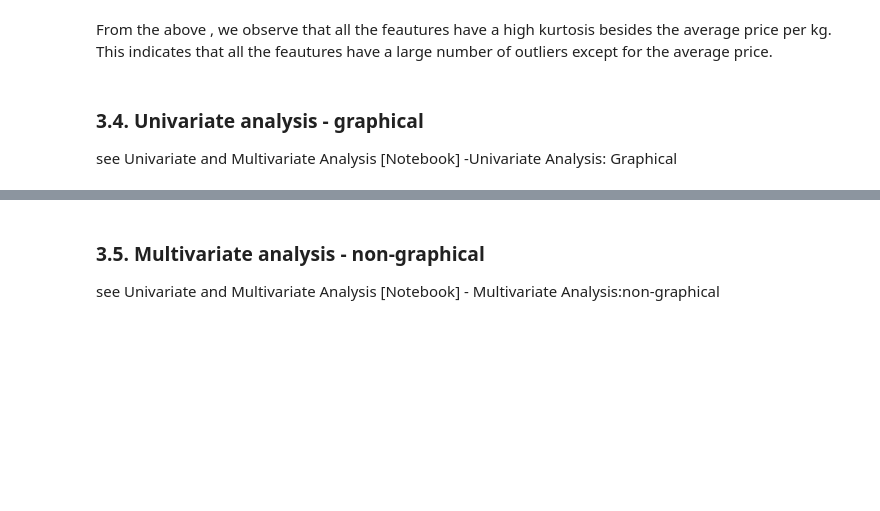
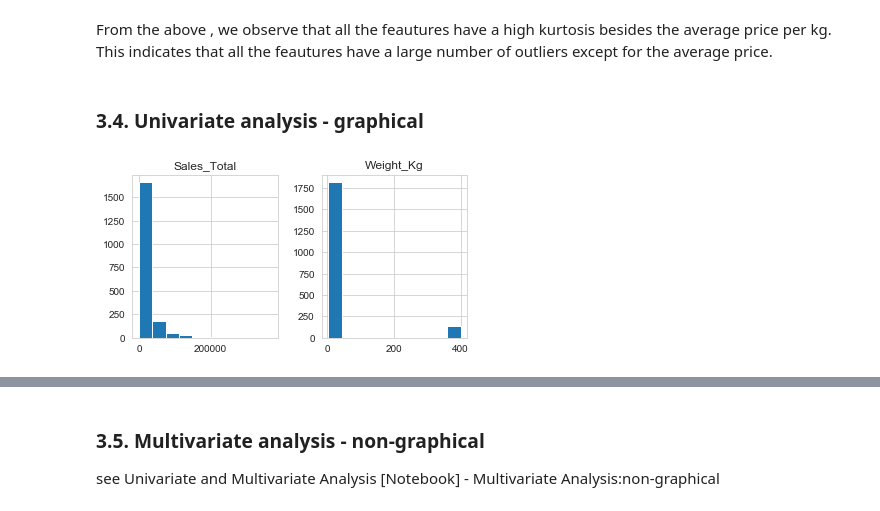
Before and after one commit to lkrump7/regression-apples-predict-api-template, a Jupyter notebook: Linear Regression team TS2.ipynb, the cells around one changed output, grey strips where cells are left out. Drawn from its saved outputs; the diff is of its cells as text; code cells hidden in the pictures; blank space fills up the shorter version.

```diff
--- a/Linear Regression team TS2.ipynb
+++ b/Linear Regression team TS2.ipynb
@@ -236,4 +236,8 @@ dtype: float64
 From the above , we observe that all the feautures have a high kurtosis besides the average price per kg. This indicates that all the feautures have a large number of outliers except for the average price.
 # %% [markdown]
 ### 3.4. Univariate analysis - graphical
-see Univariate and Multivariate Analysis [Notebook] -Univariate Analysis: Graphical
+# %%
+features = ['Weight_Kg', 'Sales_Total'] # create a list of all numerical features
+train_set[features].hist(figsize=(6,3));
+# %% [output]
+[figure, added]
```
Also changed, not shown: parts of 7 cells of this notebook.
